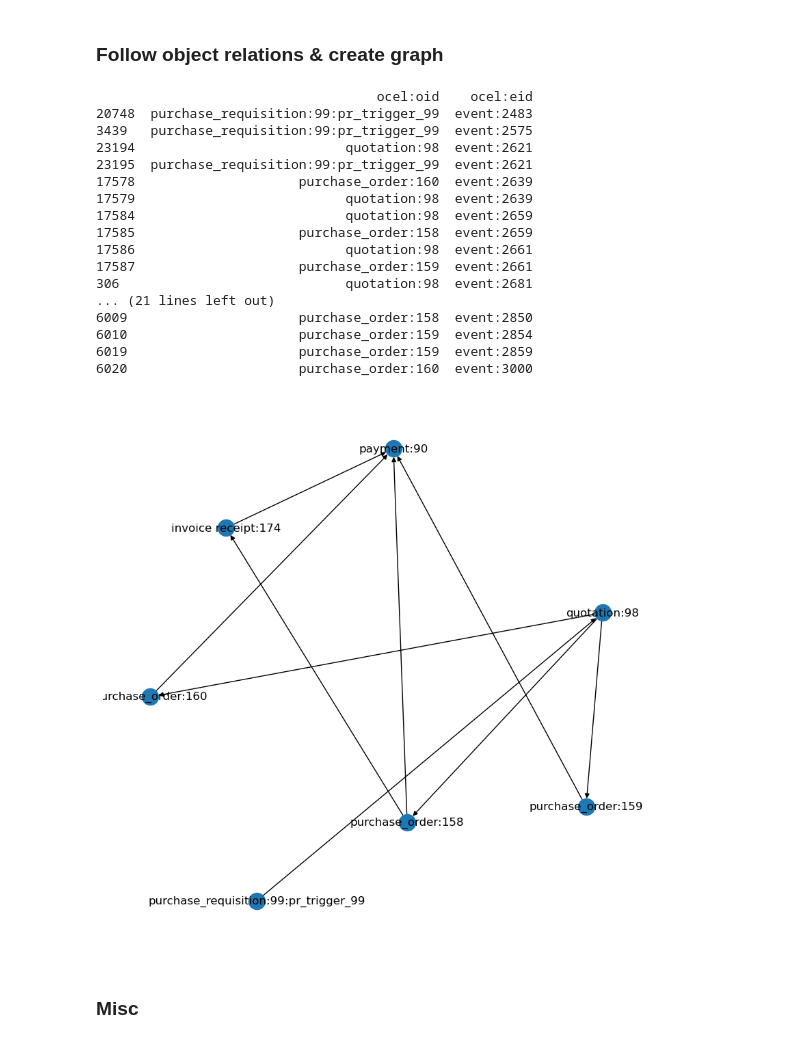
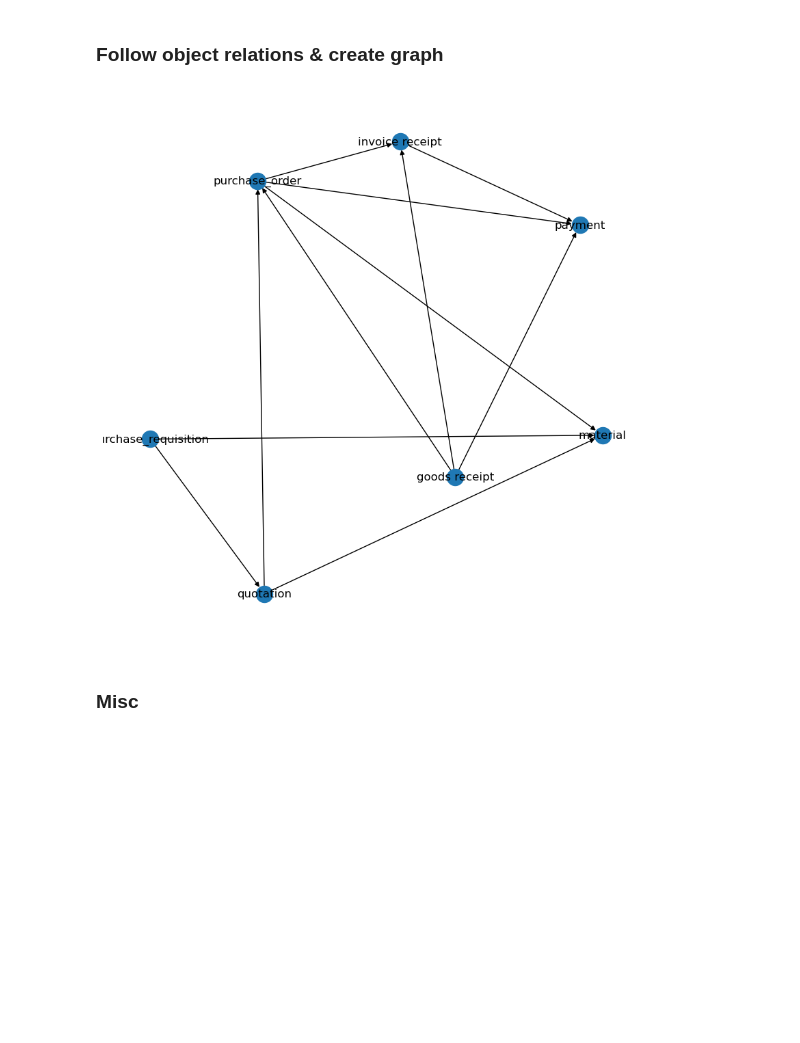
Before and after one commit to william-vw/pqn, a Jupyter notebook: convert/convert_log.ipynb, the cells around one changed output. Cells and saved outputs as stored; diff of their text form; code cells hidden in the pictures; blank space fills up the shorter version.

```diff
--- a/convert/convert_log.ipynb
+++ b/convert/convert_log.ipynb
@@ -43,15 +39,18 @@ import rdflib
 from convert_log import convert_rdf_xes
 
 g = rdflib.Graph()
-g.parse("logs/ocel2/ocel2-p2p-1000-traces.ttl")
+# g.parse("logs/ocel2/ocel2-p2p-1000-traces.ttl")
+# g.parse("logs/ocel2/ocel2-p2p-trace.ttl")
+# g.parse("logs/ocel2/ocel2-p2p-traces-complete.ttl")
+g.parse("logs/ocel2/ocel2-p2p-1000-traces-subset.ttl")
 g.parse("logs/ocel2/ocel2-p2p-1000.ttl")
 
-log = convert_rdf_xes(g)
+g_log = convert_rdf_xes(g)
 
 from pm4py.algo.discovery.dfg import algorithm as dfg_discovery
 from pm4py.visualization.dfg import visualizer as dfg_visualizer
 
-dfg = dfg_discovery.apply(log, variant=dfg_discovery.Variants.PERFORMANCE)
-gviz = dfg_visualizer.apply(dfg, log=log, variant=dfg_visualizer.Variants.PERFORMANCE)
+dfg = dfg_discovery.apply(g_log, variant=dfg_discovery.Variants.PERFORMANCE)
+gviz = dfg_visualizer.apply(dfg, log=g_log, variant=dfg_visualizer.Variants.PERFORMANCE)
 dfg_visualizer.view(gviz)
 # %% [output]
@@ -63,64 +62,74 @@ dfg_visualizer.view(gviz)
 # %%
 import networkx as nx
 import matplotlib.pyplot as plt
+from itertools import chain
 
-seed = 'purchase_requisition:99:pr_trigger_99'
+seed = 'purchase_requisition:0:pr_trigger_0'
 
 G = nx.DiGraph(height = "750px",
                 width = "100%")
 
 relations = {}; objects = []
 queue = [ seed ]
 
+visited = []
 while len(queue) > 0:
     next = queue.pop()
     objects.append(next)
 
+    visited.append(next)
+
     result = log.o2o.loc[(log.o2o['ocel:oid']==next),]
+    result2 = log.o2o.loc[(log.o2o['ocel:oid_2']==next),]
 
-    for _, row in result.iterrows():
-        n1 = row['ocel:oid']; n2 = row['ocel:oid_2']
-        if n2.startswith('material'): continue
-        rel = (n1, n2)
+    for _, row in chain(result.iterrows(), result2.iterrows()):
+        n1 = row['ocel:oid']; n2 = row['ocel:oid_2']; qual = row['ocel:qualifier']
+        n1t = log.objects.loc[log.objects['ocel:oid']==n1,'ocel:type'].head(1).item()
+        n2t = log.objects.loc[log.objects['ocel:oid']==n2,'ocel:type'].head(1).item()
+
+        # if n1t == 'material' or n2t == 'material':
+        #     continue
+
+        # rel = (n1, n2)
+        rel = (n1t, n2t)
         if rel not in relations:
-            relations[rel] = True
+            relations[rel] = qual
             G.add_edge(rel[0], rel[1])
-            queue.append(n2)
+
+            if n1 not in visited:
+                queue.append(n1)
+            if n2 not in visited:
+                queue.append(n2)
 
 # for _, row in log.relations.loc[log.relations['ocel:oid'].isin(objects),].iterrows():
 #     G.add_edge(row['ocel:eid'], row['ocel:oid'])
 
-print(log.relations.loc[log.relations['ocel:oid'].isin(objects),[ 'ocel:oid', 'ocel:eid' ]])
+# print(log.relations.loc[log.relations['ocel:oid'].isin(objects),[ 'ocel:oid', 'ocel:eid' ]])
 
 plt.figure(figsize=(8,8))
 pos = nx.spring_layout(G, scale=3, k=3)
 nx.draw(G, pos, with_labels=True)
+# nx.draw_networkx_edge_labels(G, pos, edge_labels=relations)
 plt.show()
+
+# T = nx.minimum_spanning_tree(G.to_undirected())
+# print([ e if e in G.edges() else list(reversed(e)) for e in T.edges() ])
+# G2 = nx.DiGraph([ e if e in G.edges() else list(reversed(e)) for e in T.edges() ])
+# relations2 = { rel:label for rel, label in relations.items() if rel in G2.edges() }
+
+# plt.figure(figsize=(8,8))
+# pos = nx.spring_layout(G2, scale=3, k=3)
+# nx.draw(G2, pos, with_labels=True)
+# nx.draw_networkx_edge_labels(G2, pos, edge_labels=relations2)
+# plt.show()
 
 
 # log.o2o.loc[log.o2o['ocel:oid']=='quotation:0',]
 # log.o2o.loc[log.o2o['ocel:oid']=='purchase_order:2',]
 # log.o2o.loc[log.o2o['ocel:oid_2']=='payment:2',]
 
 # log.o2o.loc[log.o2o['ocel:oid_2']=='material:1',]
 # %% [output]
-                                    ocel:oid    ocel:eid
-20748  purchase_requisition:99:pr_trigger_99  event:2483
-3439   purchase_requisition:99:pr_trigger_99  event:2575
-23194                           quotation:98  event:2621
-23195  purchase_requisition:99:pr_trigger_99  event:2621
-17578                     purchase_order:160  event:2639
-17579                           quotation:98  event:2639
-17584                           quotation:98  event:2659
-17585                     purchase_order:158  event:2659
-17586                           quotation:98  event:2661
-17587                     purchase_order:159  event:2661
-306                             quotation:98  event:2681
-... (21 lines left out)
-6009                      purchase_order:158  event:2850
-6010                      purchase_order:159  event:2854
-6019                      purchase_order:159  event:2859
-6020                      purchase_order:160  event:3000
-[figure, old version]
+[figure, new version]
 # %% [markdown]
 ### Misc
```
Also changed, not shown: parts of 14 cells of this notebook, 12 other files.
